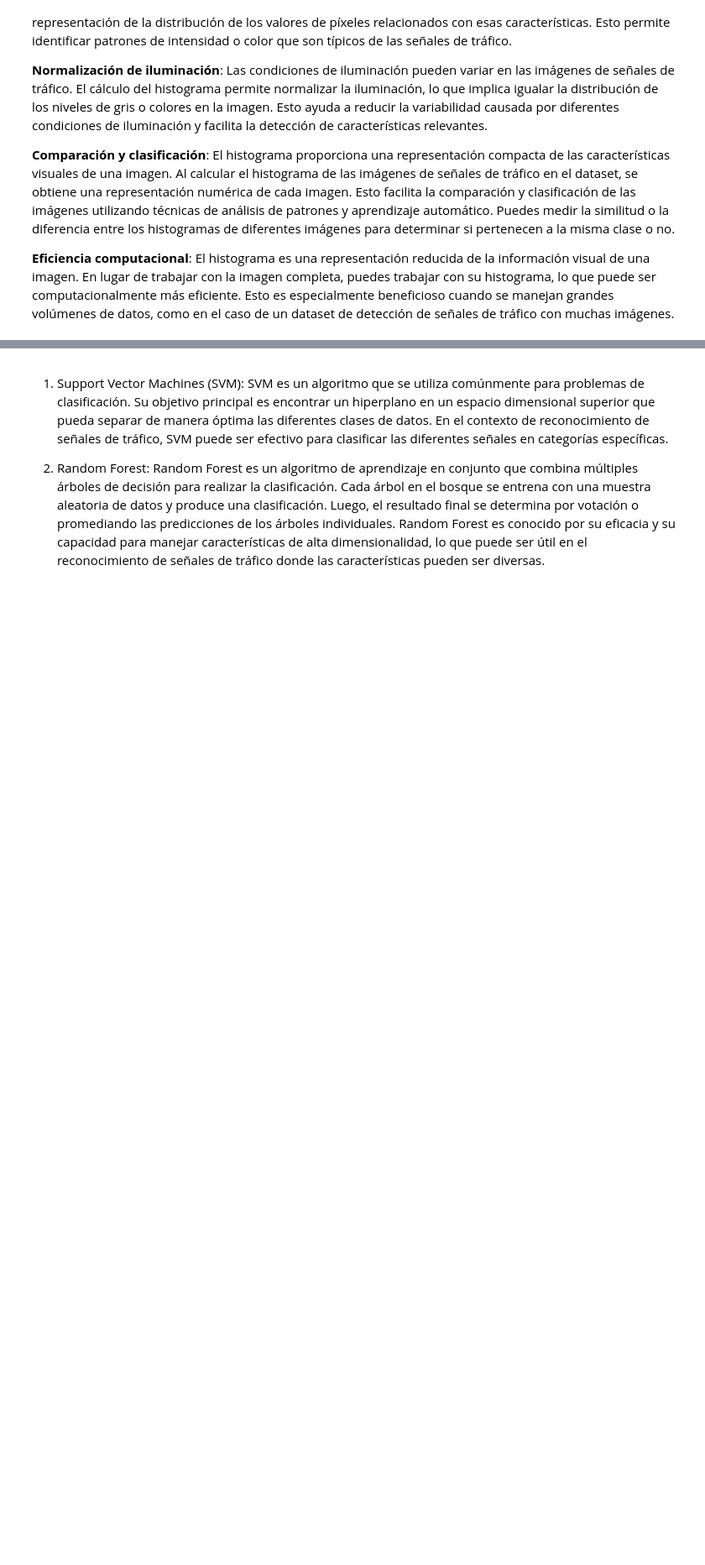
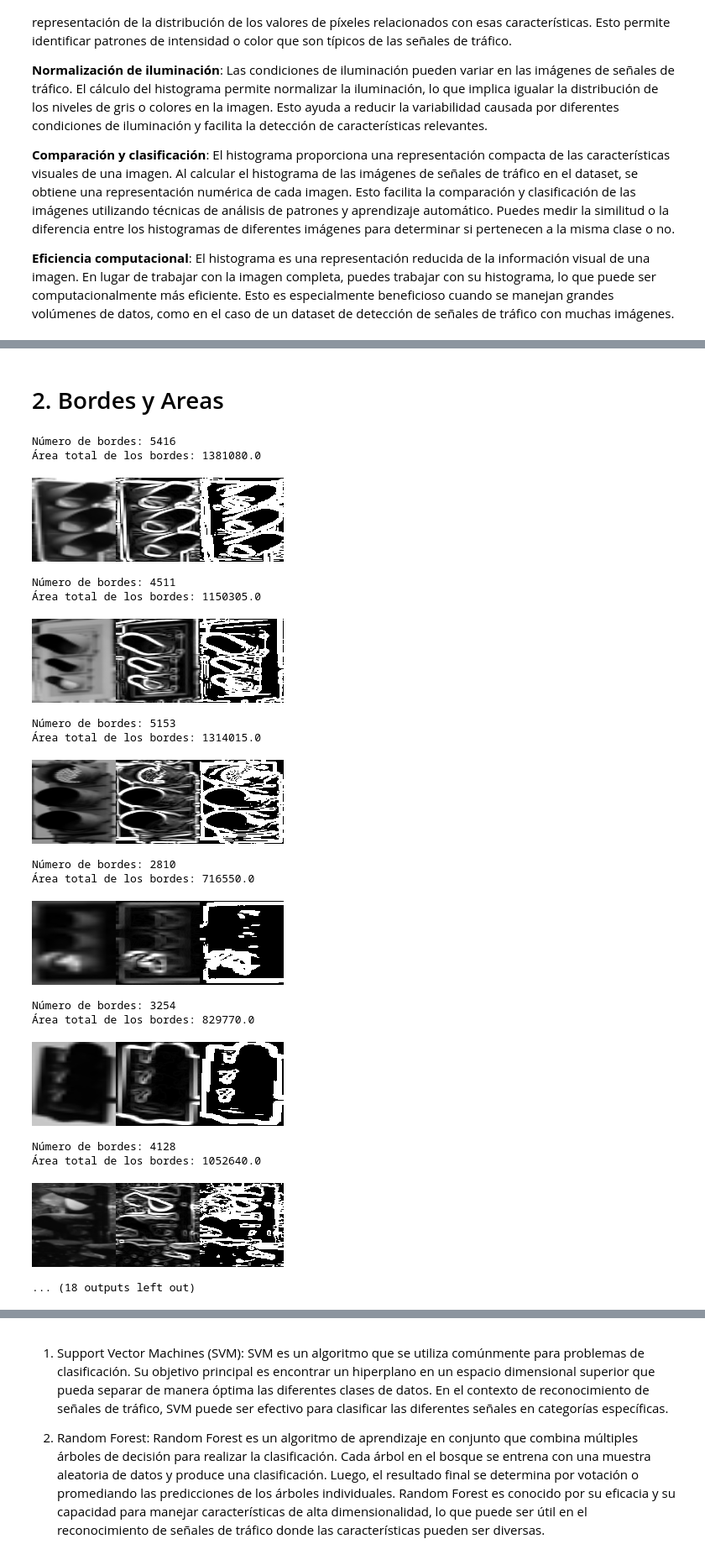
Before and after one commit to LostFrequency2926/ProyectoFinal_SenalesIII, a Jupyter notebook: RoadSignDetection.ipynb, the cells around one changed output, grey strips where cells are left out. Shown at 84% size. Drawn from its saved outputs; the diff is of its cells as text; code cells hidden in the pictures; blank space fills up the shorter version.

```diff
--- a/RoadSignDetection.ipynb
+++ b/RoadSignDetection.ipynb
@@ -368,0 +778,51 @@ plt.show()
+# %% [markdown]
+# 2. Bordes y Areas
+# %%
+for i in range(15):
+  # Cargar la imagen en escala de grises
+  imagen = cv2.imread(f'/content/road-sign-detection/cropped_images/road4{i}.png', cv2.IMREAD_GRAYSCALE)
+
+  # Aplicar el operador Sobel
+  sobelx = cv2.Sobel(imagen, cv2.CV_64F, 1, 0, ksize=3)
+  sobely = cv2.Sobel(imagen, cv2.CV_64F, 0, 1, ksize=3)
+
+  # Calcular el gradiente total
+  gradiente = np.sqrt(sobelx**2 + sobely**2)
+
+  # Aplicar un umbral para binarizar la imagen del gradiente
+  umbral = 50
+  _, binarizada = cv2.threshold(gradiente, umbral, 255, cv2.THRESH_BINARY)
+
+  # Calcular el número de bordes
+  num_bordes = np.count_nonzero(binarizada)  # Cuenta los píxeles diferentes de cero
+
+  # Calcular el área total de los bordes
+  area_bordes = np.sum(binarizada)  # Suma los valores de los píxeles
+
+  # Imprimir las características
+  print("Número de bordes:", num_bordes)
+  print("Área total de los bordes:", area_bordes)
+
+  # Mostrar las tres imágenes en una ventana
+  resultados = np.hstack((imagen, gradiente, binarizada))
+  cv2_imshow(resultados)
+# %% [output]
+Número de bordes: 5416
+Área total de los bordes: 1381080.0
+[figure, added]
+Número de bordes: 4511
+Área total de los bordes: 1150305.0
+[figure, added]
+Número de bordes: 5153
+Área total de los bordes: 1314015.0
+[figure, added]
+Número de bordes: 2810
+Área total de los bordes: 716550.0
+[figure, added]
+Número de bordes: 3254
+Área total de los bordes: 829770.0
+[figure, added]
+Número de bordes: 4128
+Área total de los bordes: 1052640.0
+[figure, added]
+... (18 outputs left out)
```
Also changed, not shown: parts of 64 cells of this notebook, 4 other files.
